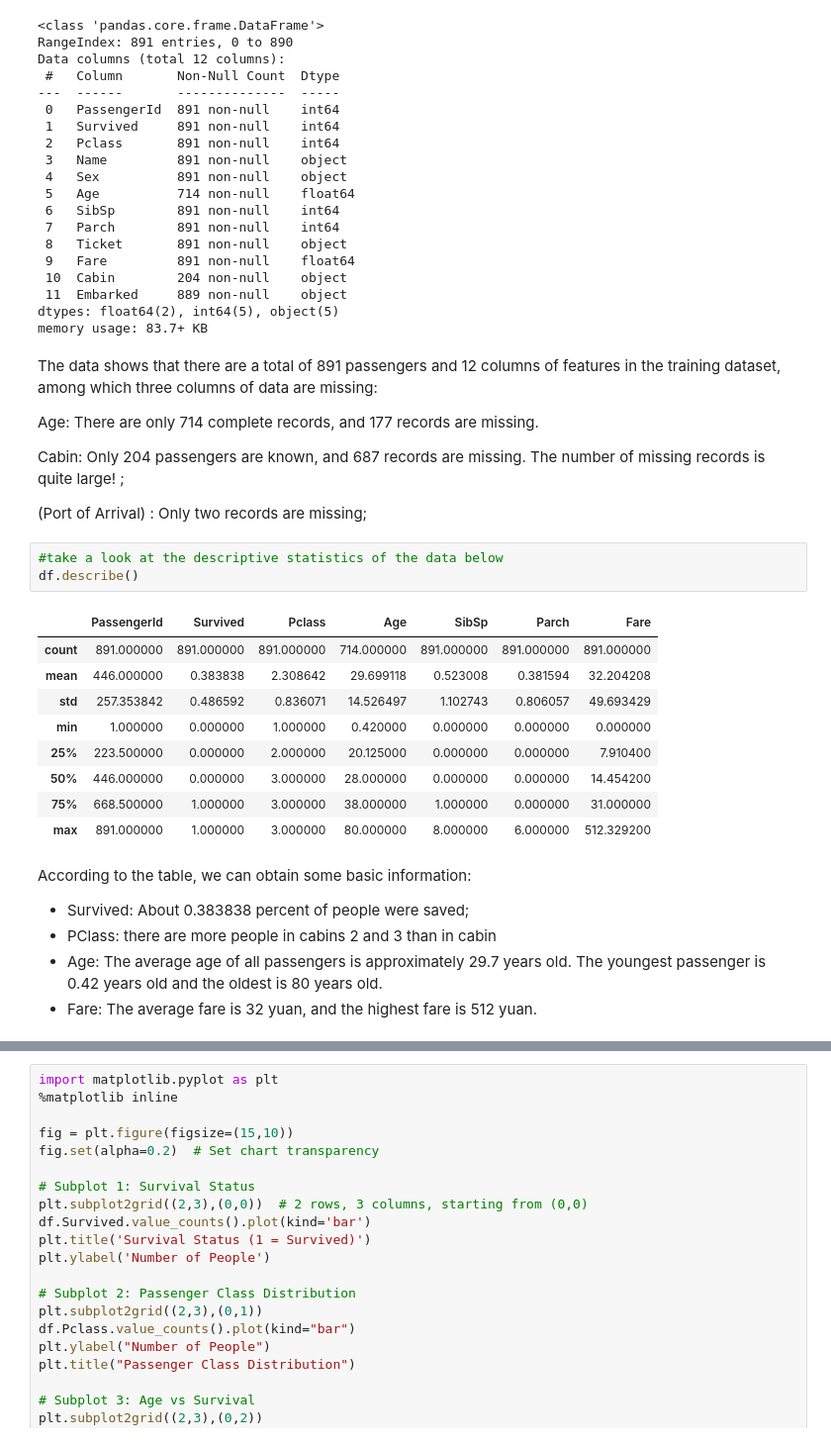
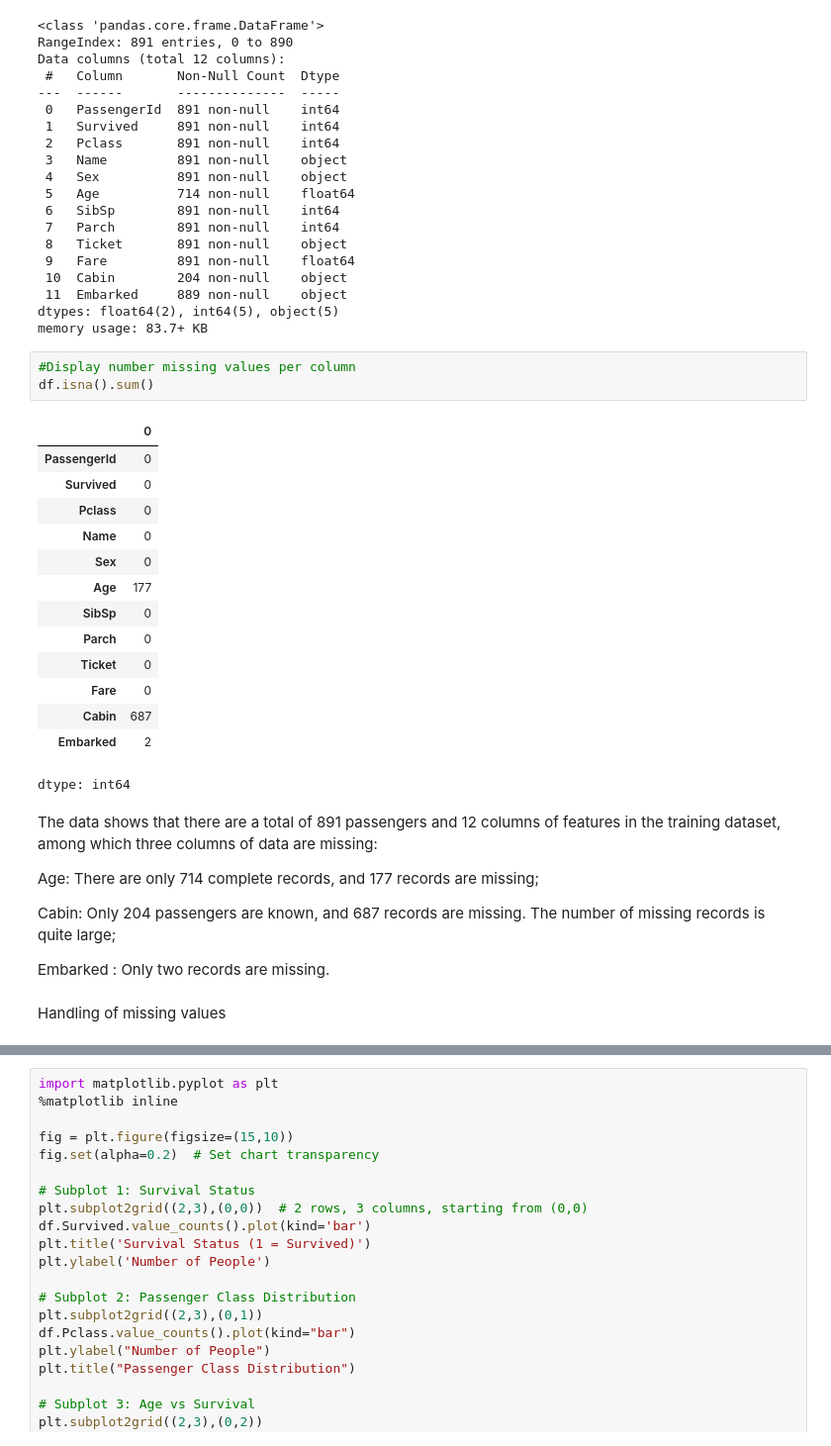
Before and after one commit to wuke0708/5001, a Jupyter notebook: CIV_Group2.ipynb, the cells around one changed output, grey strips where cells are left out. Shown: that part at 99% size. Cells and saved outputs as stored; diff of their text form.

```diff
--- a/CIV_Group2.ipynb
+++ b/CIV_Group2.ipynb
@@ -160,31 +197,31 @@ Data columns (total 12 columns):
  11  Embarked     889 non-null    object
 dtypes: float64(2), int64(5), object(5)
 memory usage: 83.7+ KB
+# %%
+#Display number missing values per column
+df.isna().sum()
+# %% [output]
+|  | 0 |
+| PassengerId | 0 |
+| Survived | 0 |
+| Pclass | 0 |
+| Name | 0 |
+| Sex | 0 |
+| Age | 177 |
+| SibSp | 0 |
+| Parch | 0 |
+| Ticket | 0 |
+| Fare | 0 |
+| Cabin | 687 |
+| Embarked | 2 |
+dtype: int64
 # %% [markdown]
 The data shows that there are a total of 891 passengers and 12 columns of features in the training dataset, among which three columns of data are missing:
 
-Age: There are only 714 complete records, and 177 records are missing.
+Age: There are only 714 complete records, and 177 records are missing;
 
-Cabin: Only 204 passengers are known, and 687 records are missing. The number of missing records is quite large! ;
+Cabin: Only 204 passengers are known, and 687 records are missing. The number of missing records is quite large;
 
-(Port of Arrival) : Only two records are missing;
+Embarked : Only two records are missing.
-# %%
-#take a look at the descriptive statistics of the data below
-df.describe()
-# %% [output]
-|  | PassengerId | Survived | Pclass | Age | SibSp | Parch | Fare |
-| count | 891.000000 | 891.000000 | 891.000000 | 714.000000 | 891.000000 | 891.000000 | 891.000000 |
-| mean | 446.000000 | 0.383838 | 2.308642 | 29.699118 | 0.523008 | 0.381594 | 32.204208 |
-| std | 257.353842 | 0.486592 | 0.836071 | 14.526497 | 1.102743 | 0.806057 | 49.693429 |
-| min | 1.000000 | 0.000000 | 1.000000 | 0.420000 | 0.000000 | 0.000000 | 0.000000 |
-| 25% | 223.500000 | 0.000000 | 2.000000 | 20.125000 | 0.000000 | 0.000000 | 7.910400 |
-| 50% | 446.000000 | 0.000000 | 3.000000 | 28.000000 | 0.000000 | 0.000000 | 14.454200 |
-| 75% | 668.500000 | 1.000000 | 3.000000 | 38.000000 | 1.000000 | 0.000000 | 31.000000 |
-| max | 891.000000 | 1.000000 | 3.000000 | 80.000000 | 8.000000 | 6.000000 | 512.329200 |
-# %% [markdown]
-According to the table, we can obtain some basic information:
-
-* Survived: About 0.383838 percent of people were saved;
-* PClass: there are more people in cabins 2 and 3 than in cabin
-* Age: The average age of all passengers is approximately 29.7 years old. The youngest passenger is 0.42 years old and the oldest is 80 years old.
-* Fare: The average fare is 32 yuan, and the highest fare is 512 yuan.
+# %% [markdown]
+Handling of missing values
```
Also changed, not shown: parts of 10 cells of this notebook.
